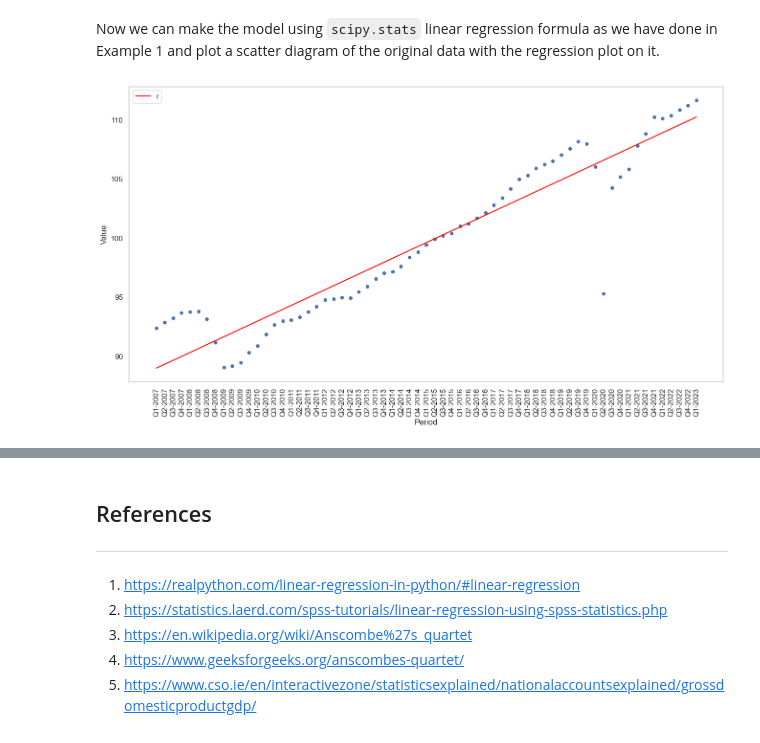
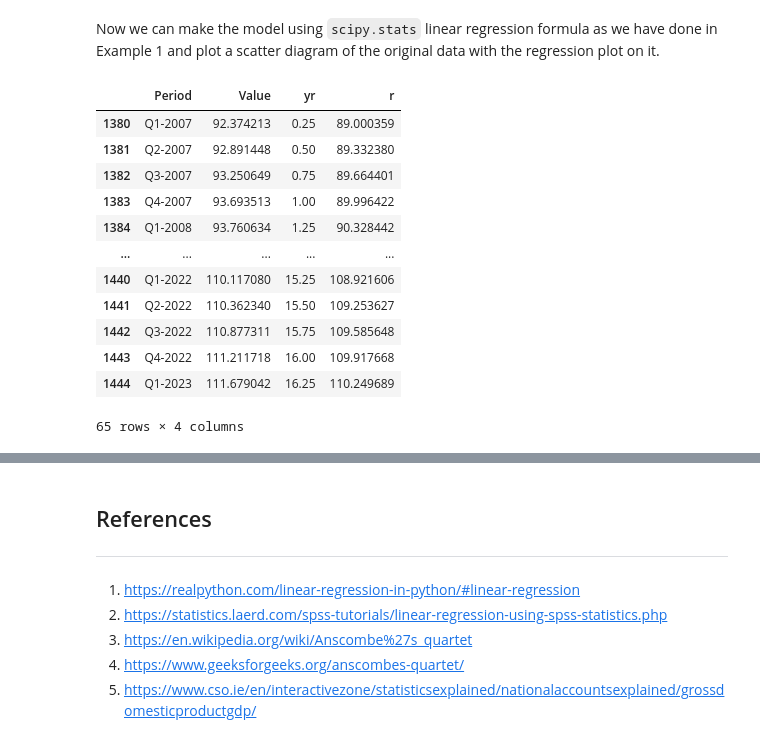
Before and after one commit to angelinka/machine_learning_assessment, a Jupyter notebook: regression.ipynb, the cells around one changed output, grey strips where cells are left out. Cells and saved outputs as stored; diff of their text form; code cells hidden in the pictures.

```diff
--- a/regression.ipynb
+++ b/regression.ipynb
@@ -615,17 +616,26 @@ Now we can make the model using `scipy.stats` linear regression formula as we ha
 # %%
 # Defining x and y
 x = G7data['yr']
 y = G7data['Value']
 
 # Using function for linear regression to get slope and intercept
 m = stats.linregress(x, y)
 t = [m.slope * i + m.intercept for i in x]
 
+# adding column 'r'- regression to dataset
 G7data.insert(len(G7data.columns),'r',t)
-# Plotting GDP data points
-ax = G7data.plot.scatter(x='Period', y='Value')
-# Plotting linear regression line
-ax = G7data.plot.line(x='Period', y='r', color='red',
-                        ax=ax, figsize = (16,8), rot=90)
+G7data
 # %% [output]
-[figure, removed]
+|  | Period | Value | yr | r |
+| 1380 | Q1-2007 | 92.374213 | 0.25 | 89.000359 |
+| 1381 | Q2-2007 | 92.891448 | 0.50 | 89.332380 |
+| 1382 | Q3-2007 | 93.250649 | 0.75 | 89.664401 |
+| 1383 | Q4-2007 | 93.693513 | 1.00 | 89.996422 |
+| 1384 | Q1-2008 | 93.760634 | 1.25 | 90.328442 |
+| ... | ... | ... | ... | ... |
+| 1440 | Q1-2022 | 110.117080 | 15.25 | 108.921606 |
+| 1441 | Q2-2022 | 110.362340 | 15.50 | 109.253627 |
+| 1442 | Q3-2022 | 110.877311 | 15.75 | 109.585648 |
+| 1443 | Q4-2022 | 111.211718 | 16.00 | 109.917668 |
+| 1444 | Q1-2023 | 111.679042 | 16.25 | 110.249689 |
+65 rows × 4 columns
```
Also changed, not shown: parts of 9 cells of this notebook.
